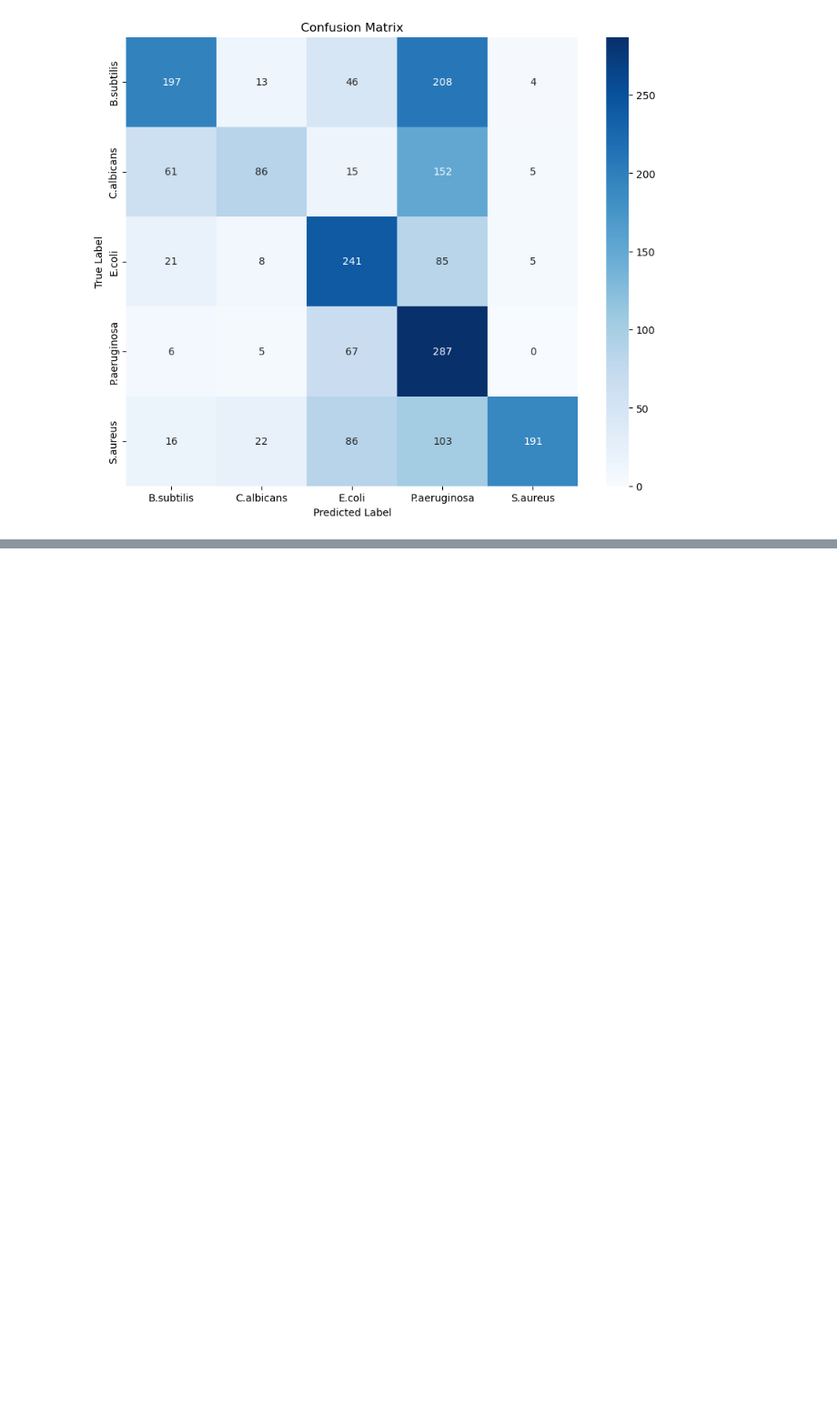
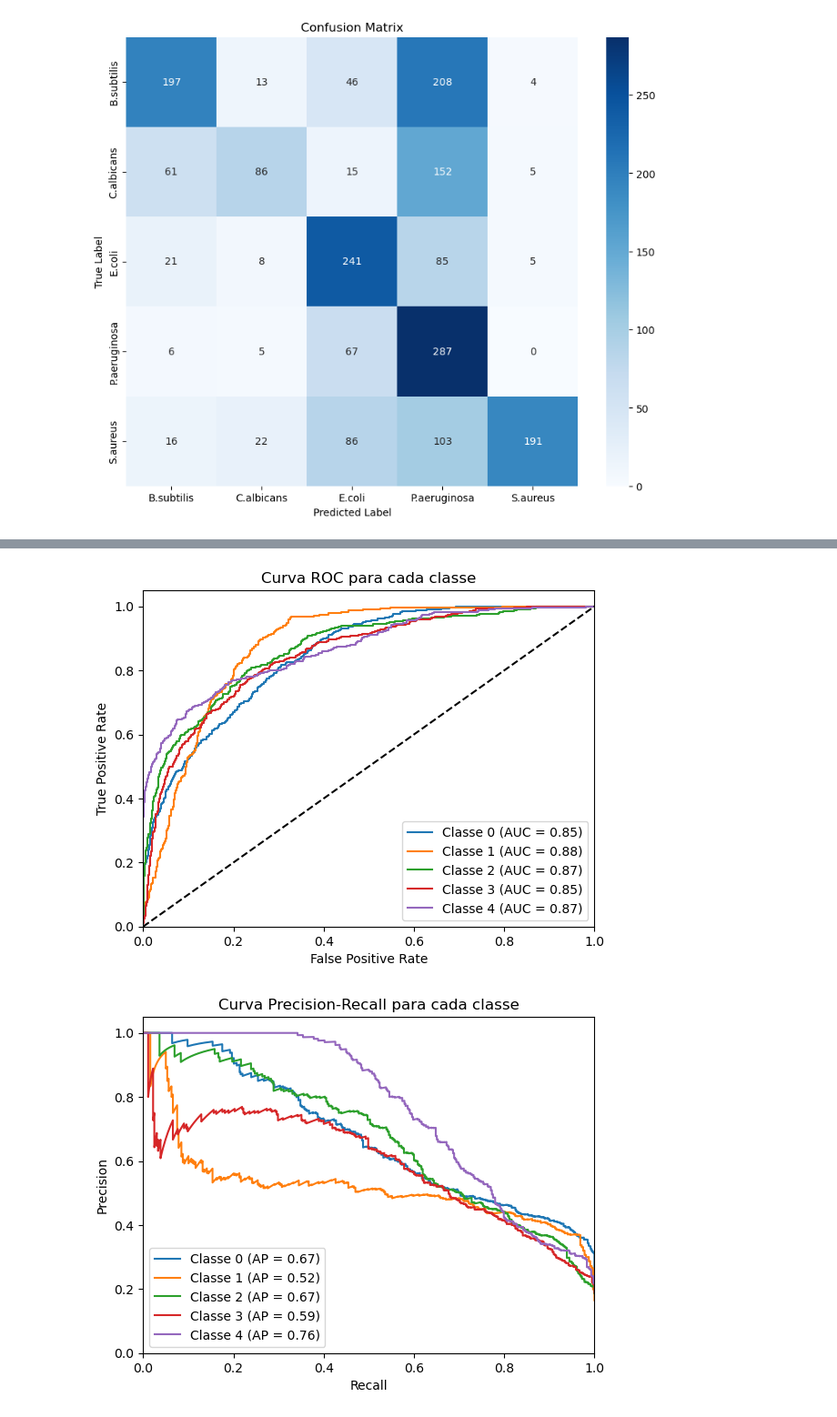
Before and after one commit to Brunadfa/Master-s-dissertation, a Jupyter notebook: ResNet_dark.ipynb, the cells around one changed output, grey strips where cells are left out. Shown at 91% size. Cells and saved outputs as stored; diff of their text form; code cells hidden in the pictures; blank space fills up the shorter version.

```diff
--- a/ResNet_dark.ipynb
+++ b/ResNet_dark.ipynb
@@ -277,0 +265,18 @@ __Classe 4:__ Alta precisão (0.93), mas baixa recall (0.46), sugerindo que, qua
+# %%
+import numpy as np
+from sklearn.metrics import roc_curve, auc, precision_recall_curve, average_precision_score
+import matplotlib.pyplot as plt
+from tensorflow.keras.models import load_model
+
+# Load the saved model
+model = load_model('trained_model.resnet_dark')
+
+# Load and process the validation images (if you haven't saved the predictions)
+val_images_processed = np.array([load_image(img_path) for img_path in val_images])
+
+# Get predictions from the model
+val_predictions = model.predict(val_images_processed)
+
+# Convert one-hot encoded predictions to probabilities
+val_labels_labels = np.argmax(val_labels_one_hot, axis=1)
+val_predictions_probs = np.max(val_predictions, axis=1)
@@ -277,0 +285,46 @@ __Classe 4:__ Alta precisão (0.93), mas baixa recall (0.46), sugerindo que, qua
+# %%
+# ROC Curve for each class
+fpr = {}
+tpr = {}
+roc_auc = {}
+
+for i in range(len(label_encoder.classes_)):
+    fpr[i], tpr[i], _ = roc_curve(val_labels_one_hot[:, i], val_predictions[:, i])
+    roc_auc[i] = auc(fpr[i], tpr[i])
+
+# Plot the ROC curve for each class
+plt.figure()
+for i in range(len(label_encoder.classes_)):
+    plt.plot(fpr[i], tpr[i], label=f"Classe {i} (AUC = {roc_auc[i]:.2f})")
+plt.plot([0, 1], [0, 1], 'k--')
+plt.xlim([0.0, 1.0])
+plt.ylim([0.0, 1.05])
+plt.xlabel('False Positive Rate')
+plt.ylabel('True Positive Rate')
+plt.title('Curva ROC para cada classe')
+plt.legend(loc="lower right")
+plt.show()
+
+# PRC curve with AP (Average Precision)
+precision = {}
+recall = {}
+average_precision = {}
+
+for i in range(len(label_encoder.classes_)):
+    precision[i], recall[i], _ = precision_recall_curve(val_labels_one_hot[:, i], val_predictions[:, i])
+    average_precision[i] = average_precision_score(val_labels_one_hot[:, i], val_predictions[:, i])
+
+# Plot the PRC curve for each class showing the AP value instead of AUC
+plt.figure()
+for i in range(len(label_encoder.classes_)):
+    plt.plot(recall[i], precision[i], label=f"Classe {i} (AP = {average_precision[i]:.2f})")
+plt.xlim([0.0, 1.0])
+plt.ylim([0.0, 1.05])
+plt.xlabel('Recall')
+plt.ylabel('Precision')
+plt.title('Curva Precision-Recall para cada classe')
+plt.legend(loc="lower left")
+plt.show()
+# %% [output]
+[figure, added]
+[figure, added]
```
Also changed, not shown: parts of 26 cells of this notebook.
